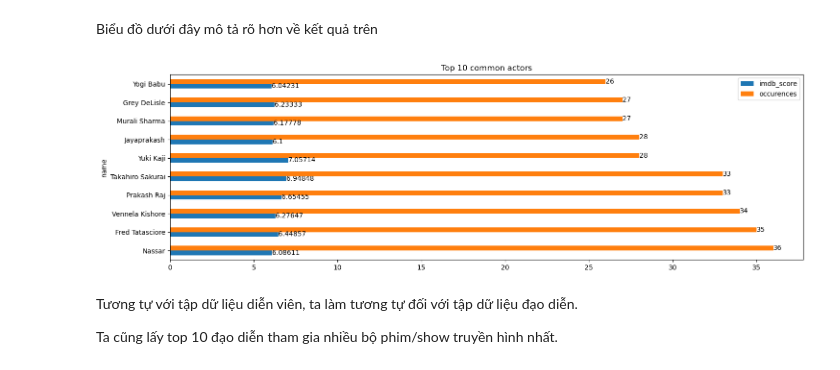
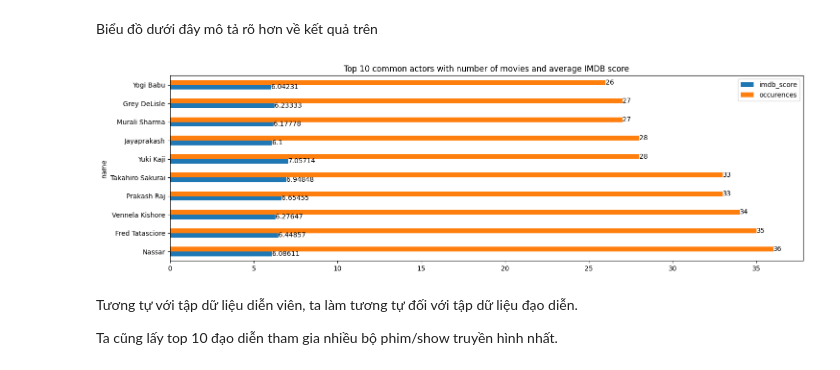
Before and after one commit to quytrungg/Group1_Final_Project_CSC17104, a Jupyter notebook: phase_3_data_analysis/data_analysis.ipynb, the cells around one changed output. Saved outputs shown, nothing was run; the diff lists cells and outputs as text; code cells hidden in the pictures.

```diff
--- a/phase_3_data_analysis/data_analysis.ipynb
+++ b/phase_3_data_analysis/data_analysis.ipynb
@@ -98,12 +101,12 @@ top10_actor
 # %% [markdown]
 Biểu đồ dưới đây mô tả rõ hơn về kết quả trên
 # %%
-ax = top10_actor.plot.barh(figsize=(17, 5), title='Top 10 common actors')
+ax = top10_actor.plot.barh(figsize=(17, 5), title='Top 10 common actors with number of movies and average IMDB score')
 
 ax.bar_label(ax.containers[0], fontsize=10);
 ax.bar_label(ax.containers[1], fontsize=10);
 # %% [output]
-[figure, old version]
+[figure, new version]
 # %% [markdown]
 Tương tự với tập dữ liệu diễn viên, ta làm tương tự đối với tập dữ liệu đạo diễn.
 
```
Also changed, not shown: parts of 21 cells of this notebook.
